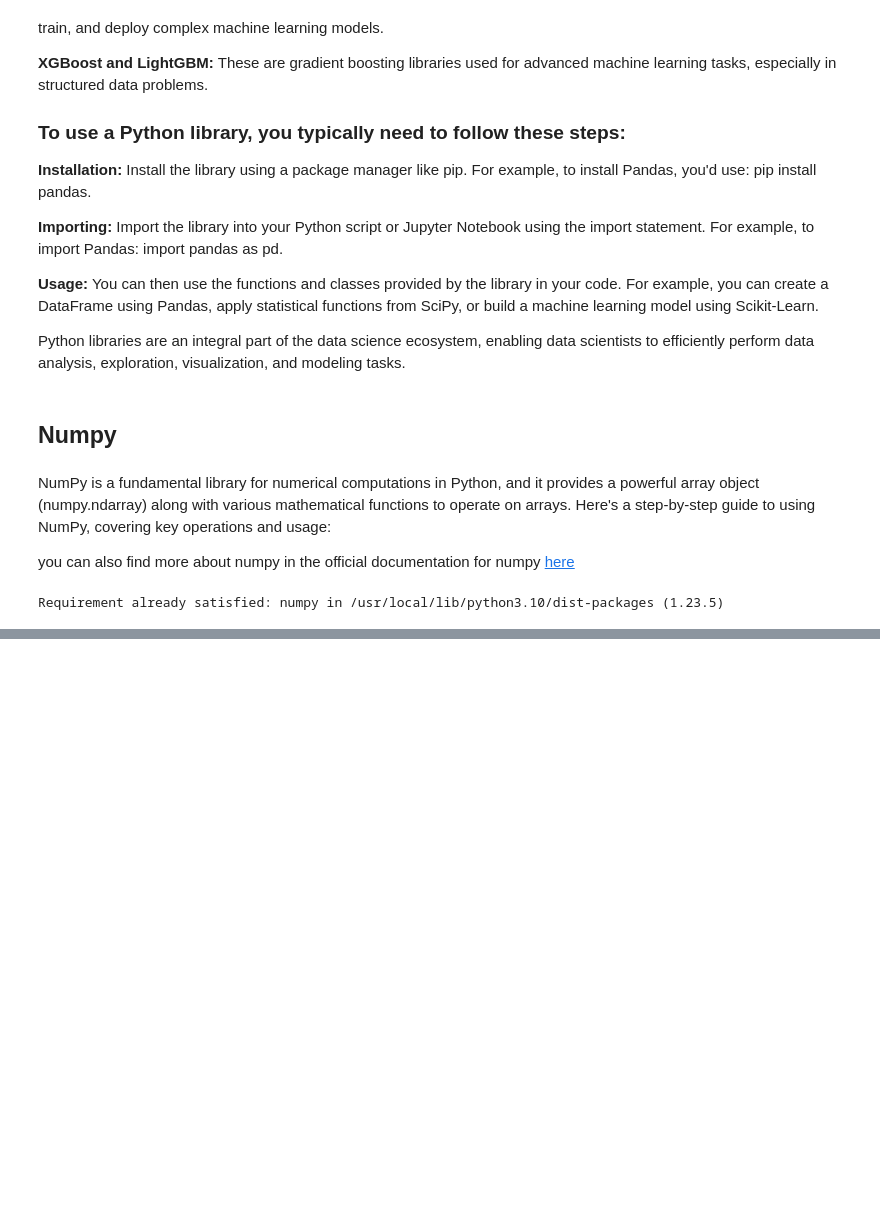
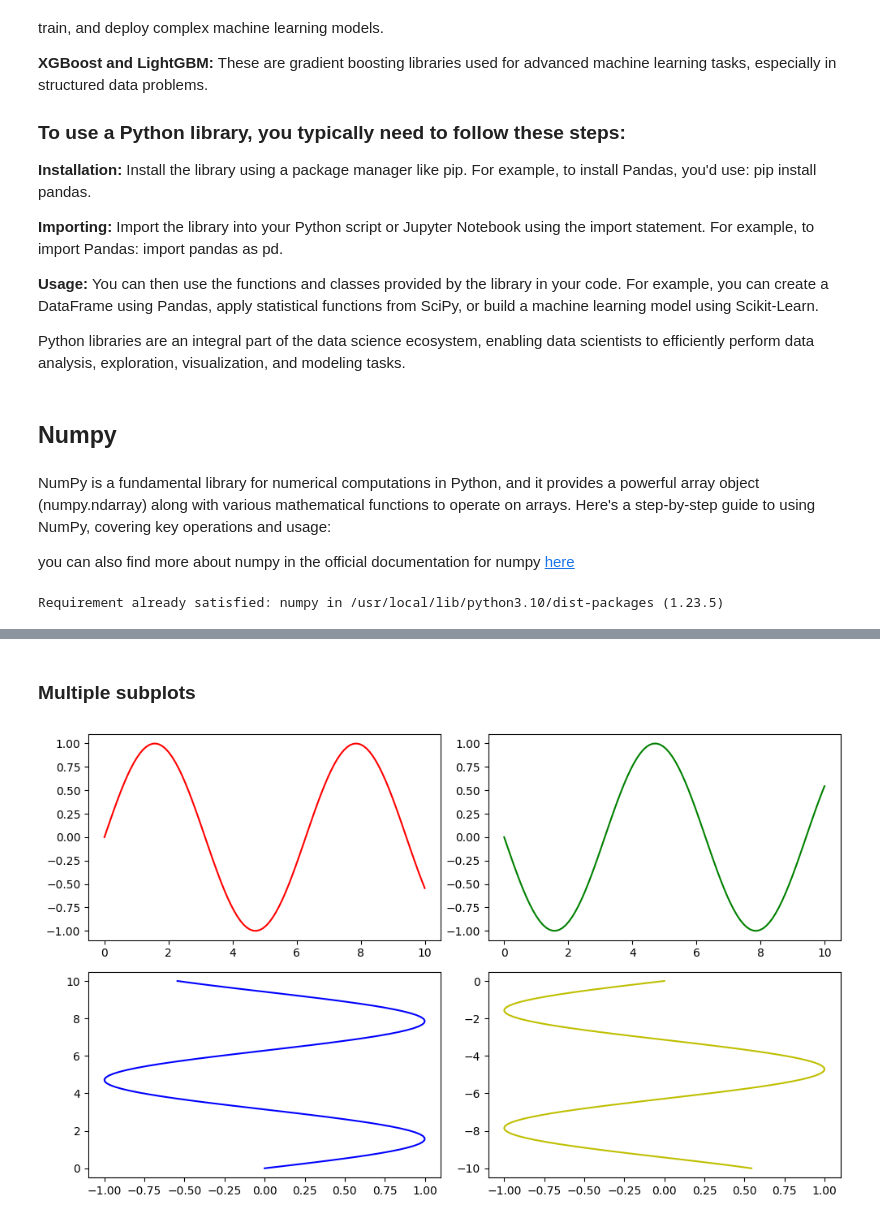
Before and after one commit to Desmondonam/Human_Resource_Analytics_Python, a Jupyter notebook: libraries.ipynb, the cells around one changed output, grey strips where cells are left out. Cells and saved outputs as stored; diff of their text form; code cells hidden in the pictures; blank space fills up the shorter version.

```diff
--- a/libraries.ipynb
+++ b/libraries.ipynb
@@ -124,0 +270,25 @@ stacked_arr = np.vstack((arr, [[7, 8, 9]]))
+# %% [markdown]
+### Multiple subplots
+# %%
+plt.figure(figsize=(10, 6))
+
+# Subplot 1
+plt.subplot(2, 2, 1)
+plt.plot(x, y, 'r')
+
+# Subplot 2
+plt.subplot(2, 2, 2)
+plt.plot(x, -y, 'g')
+
+# Subplot 3
+plt.subplot(2, 2, 3)
+plt.plot(y, x, 'b')
+
+# Subplot 4
+plt.subplot(2, 2, 4)
+plt.plot(-y, -x, 'y')
+
+plt.tight_layout()  # Adjust spacing between subplots
+plt.show()
+# %% [output]
+[figure, added]
```
Also changed, not shown: parts of 23 cells of this notebook.
